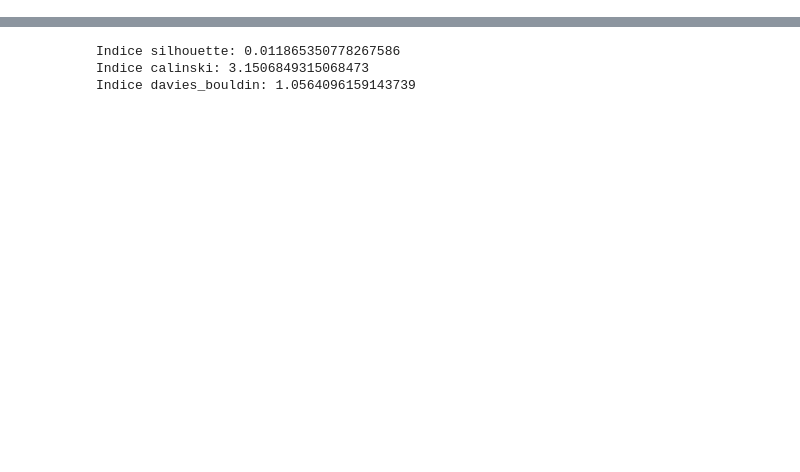
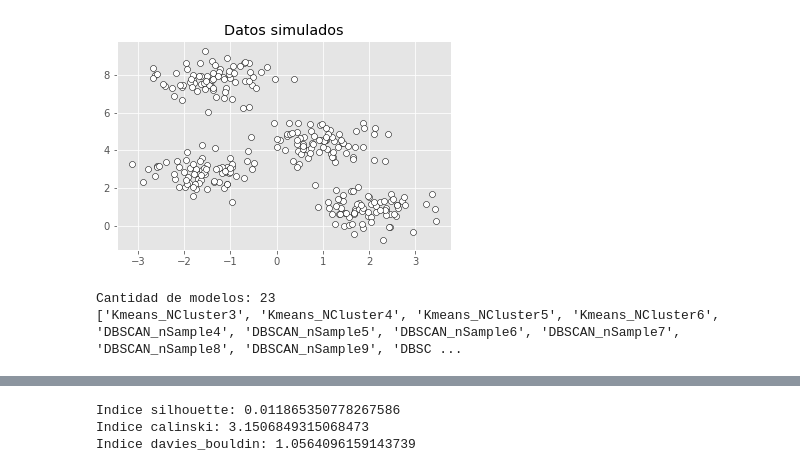
Before and after one commit to JorgeAraujoA/Cluster_Kaggle, a Jupyter notebook: notebooks/99.Code_New_Models.ipynb, the cells around one changed output, grey strips where cells are left out. Saved outputs shown, nothing was run; the diff lists cells and outputs as text; code cells hidden in the pictures; blank space fills up the shorter version.

```diff
--- a/notebooks/99.Code_New_Models.ipynb
+++ b/notebooks/99.Code_New_Models.ipynb
@@ -45,4 +48,28 @@ def plot_dendrogram(model, **kwargs):
 
     # Plot
     dendrogram(linkage_matrix, **kwargs)
+# %%
+from sklearn.datasets import make_blobs
+# Simulación de datos
+# ==============================================================================
+X, y = make_blobs(
+        n_samples    = 300,
+        n_features   = 2,
+        centers      = 4,
+        cluster_std  = 0.60,
+        shuffle      = True,
+        random_state = 0
+       )
+
+fig, ax = plt.subplots(1, 1, figsize=(6, 3.84))
+ax.scatter(
+    x = X[:, 0],
+    y = X[:, 1],
+    c = 'white',
+    marker    = 'o',
+    edgecolor = 'black',
+)
+ax.set_title('Datos simulados');
+# %% [output]
+[figure, added]
 # %%
@@ -150,0 +103,8 @@ modelo_dbscan.fit(X=X_scaled)
+# %%
+iter_model = iter_KMeans + iter_DBSCAN + iter_HClust
+list_mod = l_mod_KMeans + l_mod_DBSCAN + l_mod_HClust
+print('Cantidad de modelos:',len(iter_model))
+print(list_mod)
+# %% [output]
+Cantidad de modelos: 23
+['Kmeans_NCluster3', 'Kmeans_NCluster4', 'Kmeans_NCluster5', 'Kmeans_NCluster6', 'DBSCAN_nSample4', 'DBSCAN_nSample5', 'DBSCAN_nSample6', 'DBSCAN_nSample7', 'DBSCAN_nSample8', 'DBSCAN_nSample9', 'DBSC ...
```
Also changed, not shown: parts of 18 cells of this notebook.
